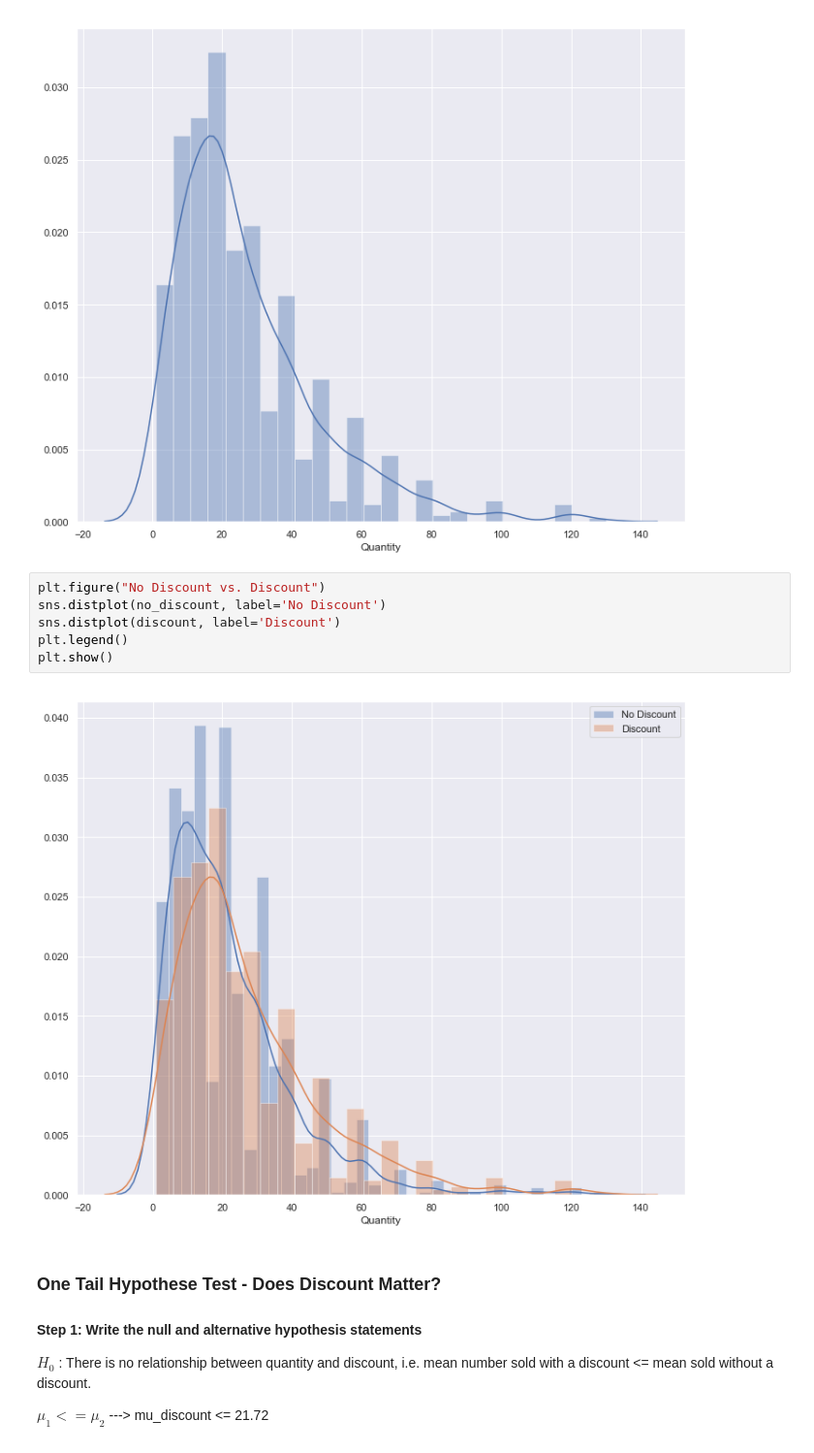
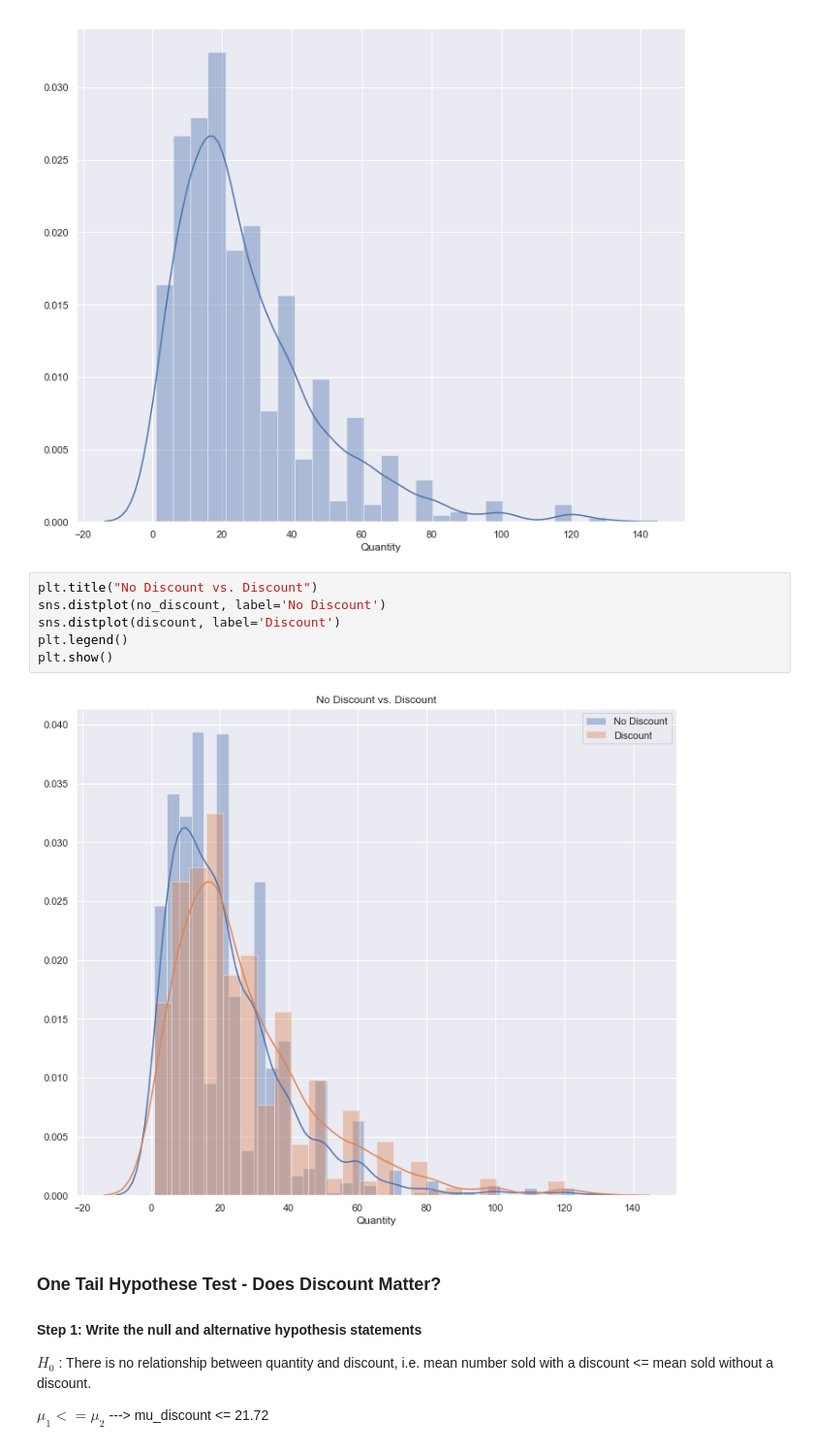
Before and after one commit to taramullin/Module3Project_HypothesisTesting, a Jupyter notebook: Module 3 Final Project - Northwind.ipynb, the cells around one changed output. Shown: that part at 97% size. Cells and saved outputs as stored; diff of their text form.

```diff
--- a/Module 3 Final Project - Northwind.ipynb
+++ b/Module 3 Final Project - Northwind.ipynb
@@ -121,13 +125,13 @@ sns.distplot(discount)
 <matplotlib.axes._subplots.AxesSubplot at 0x...>
 [figure]
 # %%
-plt.figure("No Discount vs. Discount")
+plt.title("No Discount vs. Discount")
 sns.distplot(no_discount, label='No Discount')
 sns.distplot(discount, label='Discount')
 plt.legend()
 plt.show()
 # %% [output]
-[figure, old version]
+[figure, new version]
 # %% [markdown]
 ### **One Tail Hypothese Test - Does Discount Matter?**
 
```
Also changed, not shown: parts of 68 cells of this notebook.
